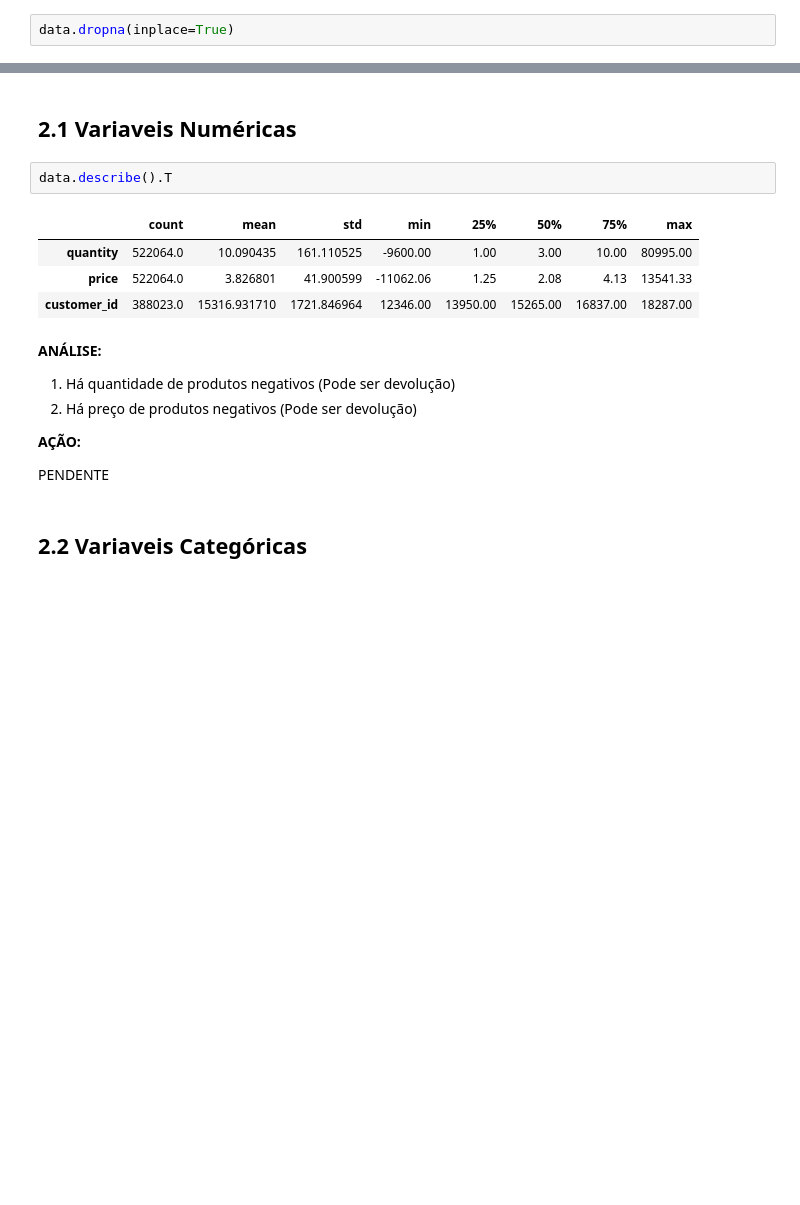
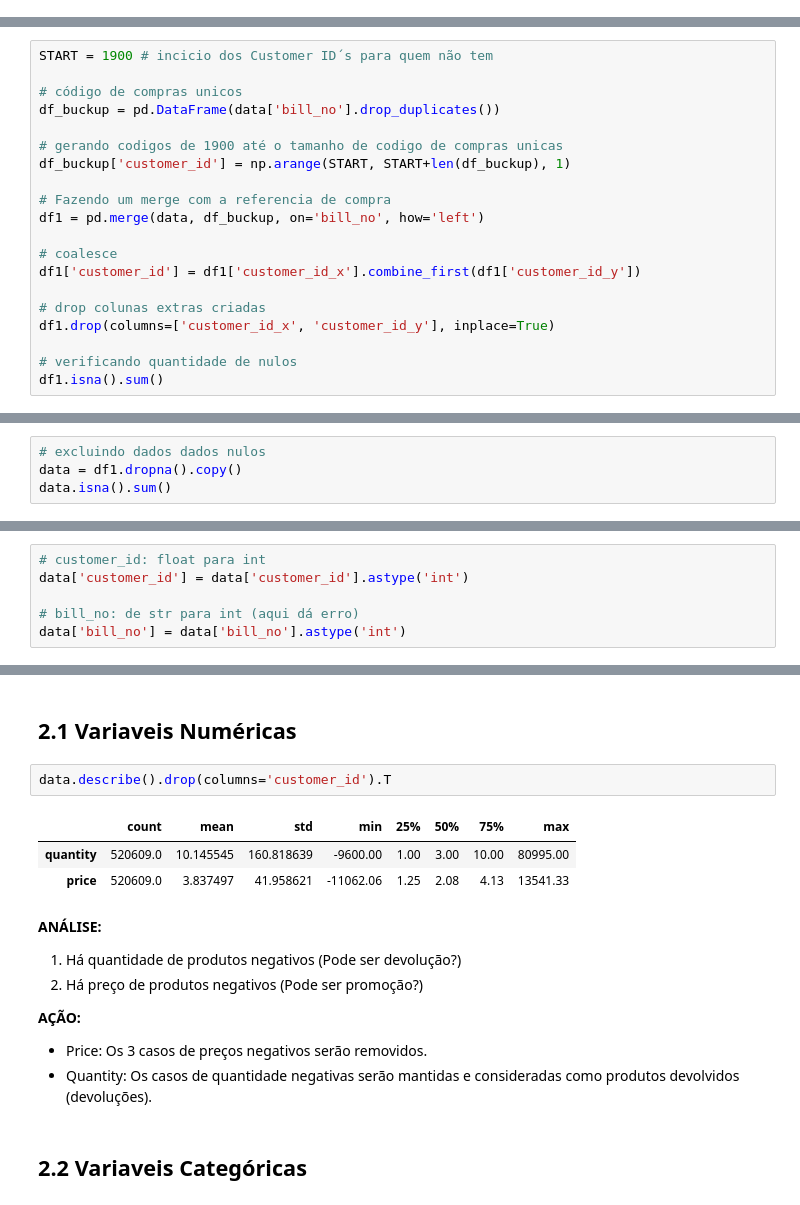
Before and after one commit to Jhonatanslopes/Case-Manfing, a Jupyter notebook: Notebook/notebook.ipynb, the cells around one changed output, grey strips where cells are left out. Cells and saved outputs as stored; diff of their text form; blank space fills up the shorter version.

```diff
--- a/Notebook/notebook.ipynb
+++ b/Notebook/notebook.ipynb
@@ -152,5 +143,3 @@ country             0
 dtype: int64
 # %% [markdown]
 ## 1.5 Tratamento de Dados Faltantes
-# %%
-data.dropna(inplace=True)
@@ -167,0 +150,20 @@ dtype: int64
+# %%
+START = 1900 # incicio dos Customer ID´s para quem não tem
+
+# código de compras unicos
+df_buckup = pd.DataFrame(data['bill_no'].drop_duplicates())
+
+# gerando codigos de 1900 até o tamanho de codigo de compras unicas
+df_buckup['customer_id'] = np.arange(START, START+len(df_buckup), 1)
+
+# Fazendo um merge com a referencia de compra
+df1 = pd.merge(data, df_buckup, on='bill_no', how='left')
+
+# coalesce
+df1['customer_id'] = df1['customer_id_x'].combine_first(df1['customer_id_y'])
+
+# drop colunas extras criadas
+df1.drop(columns=['customer_id_x', 'customer_id_y'], inplace=True)
+
+# verificando quantidade de nulos
+df1.isna().sum()
@@ -167,0 +193,4 @@ dtype: int64
+# %%
+# excluindo dados dados nulos
+data = df1.dropna().copy()
+data.isna().sum()
@@ -167,0 +208,6 @@ dtype: int64
+# %%
+# customer_id: float para int
+data['customer_id'] = data['customer_id'].astype('int')
+
+# bill_no: de str para int (aqui dá erro)
+data['bill_no'] = data['bill_no'].astype('int')
@@ -170,21 +226,21 @@ dtype: int64
 # %% [markdown]
 ## 2.1 Variaveis Numéricas
 # %%
-data.describe().T
+data.describe().drop(columns='customer_id').T
 # %% [output]
 |  | count | mean | std | min | 25% | 50% | 75% | max |
-| quantity | 522064.0 | 10.090435 | 161.110525 | -9600.00 | 1.00 | 3.00 | 10.00 | 80995.00 |
-| price | 522064.0 | 3.826801 | 41.900599 | -11062.06 | 1.25 | 2.08 | 4.13 | 13541.33 |
-| customer_id | 388023.0 | 15316.931710 | 1721.846964 | 12346.00 | 13950.00 | 15265.00 | 16837.00 | 18287.00 |
+| quantity | 520609.0 | 10.145545 | 160.818639 | -9600.00 | 1.00 | 3.00 | 10.00 | 80995.00 |
+| price | 520609.0 | 3.837497 | 41.958621 | -11062.06 | 1.25 | 2.08 | 4.13 | 13541.33 |
 # %% [markdown]
 **ANÁLISE:**
 
-1. Há quantidade de produtos negativos (Pode ser devolução)
-2. Há preço de produtos negativos (Pode ser devolução)
+1. Há quantidade de produtos negativos (Pode ser devolução?)
+2. Há preço de produtos negativos (Pode ser promoção?)
 
 **AÇÃO:**
 
-PENDENTE
+- Price: Os 3 casos de preços negativos serão removidos.
+- Quantity: Os casos de quantidade negativas serão mantidas e consideradas como produtos devolvidos (devoluções).
 # %% [markdown]
 ## 2.2 Variaveis Categóricas
 # %%
```
Also changed, not shown: parts of 73 cells of this notebook.
